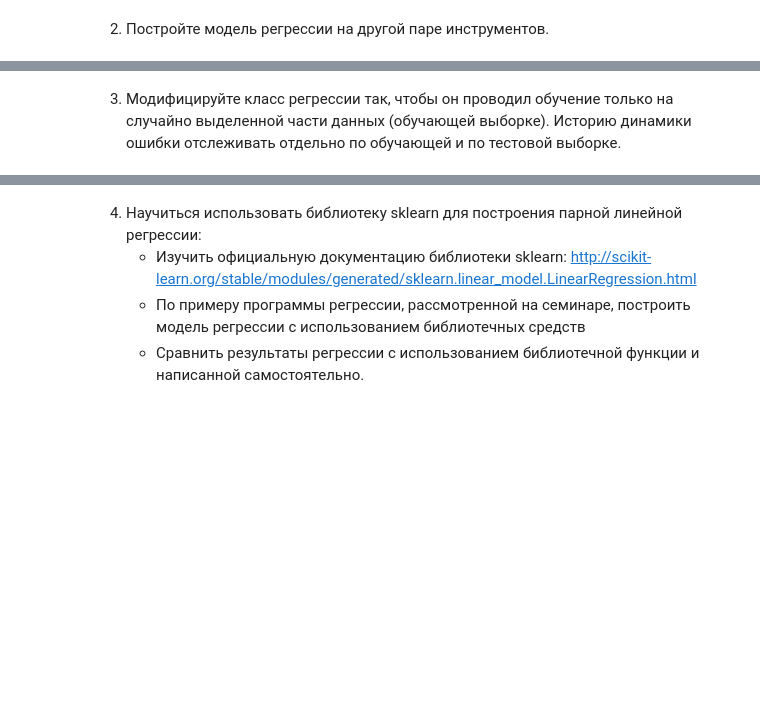
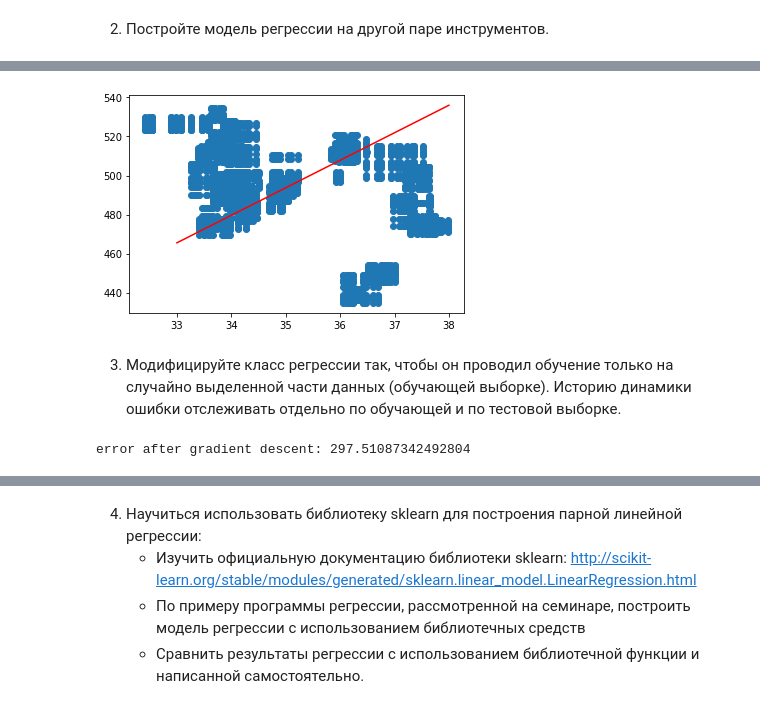
Before and after one commit to victorioustone/tadimo_1, a Jupyter notebook: sem05/ML1.1_Каменчук.ipynb, the cells around one changed output, grey strips where cells are left out. Drawn from its saved outputs; the diff is of its cells as text; code cells hidden in the pictures; blank space fills up the shorter version.

```diff
--- a/sem05/ML1.1_Каменчук.ipynb
+++ b/sem05/ML1.1_Каменчук.ipynb
@@ -66,8 +66,8 @@ class hypothesis(object):
     def BGD_new(self, X, Y, alpha=0.000005, accuracy=0.01):
         steps, errors = [], []
         step = 0
-        old_err = hyp.error(X, Y)
-        new_err = hyp.error(X, Y) - 1
+        old_err = hypothesis.error(self, X, Y)
+        new_err = hypothesis.error(self, X, Y) - 1
         dJ = 1
         while dJ > accuracy:
             dJ0 = sum(self.predict(X) - Y) /len(X)
@@ -75,7 +75,7 @@ class hypothesis(object):
             self.b0 -= alpha * dJ0
             self.b1 -= alpha * dJ1
             old_err = new_err
-            new_err = hyp.error(X, Y)
+            new_err = hypothesis.error(self, X, Y)
             dJ = old_err - new_err
             step += 1
             steps.append(step)
@@ -218,3 +183,13 @@ plt.show()
+# %%
+X01 = np.linspace(33, 38, 10)
+Y01 = hyp.predict(X01)
+
+plt.figure()
+plt.scatter(x1, y1)
+plt.plot(X01, Y01, 'r')
+plt.show()
+# %% [output]
+[figure, added]
 # %% [markdown]
 3. Модифицируйте класс регрессии так, чтобы он проводил обучение только на случайно выделенной части данных (обучающей выборке). Историю динамики ошибки отслеживать отдельно по обучающей и по тестовой выборке.
 # %%
@@ -267,0 +252,7 @@ class hypothesis():
+# %%
+hyp2 = hypothesis1()
+steps2, errors2_train, errors2_test = hyp2.BGD_new(x, y)
+J = hyp.error(x, y)
+print("error after gradient descent:", J)
+# %% [output]
+error after gradient descent: 297.51087342492804
```
Also changed, not shown: parts of 9 cells of this notebook, 5 other files.
